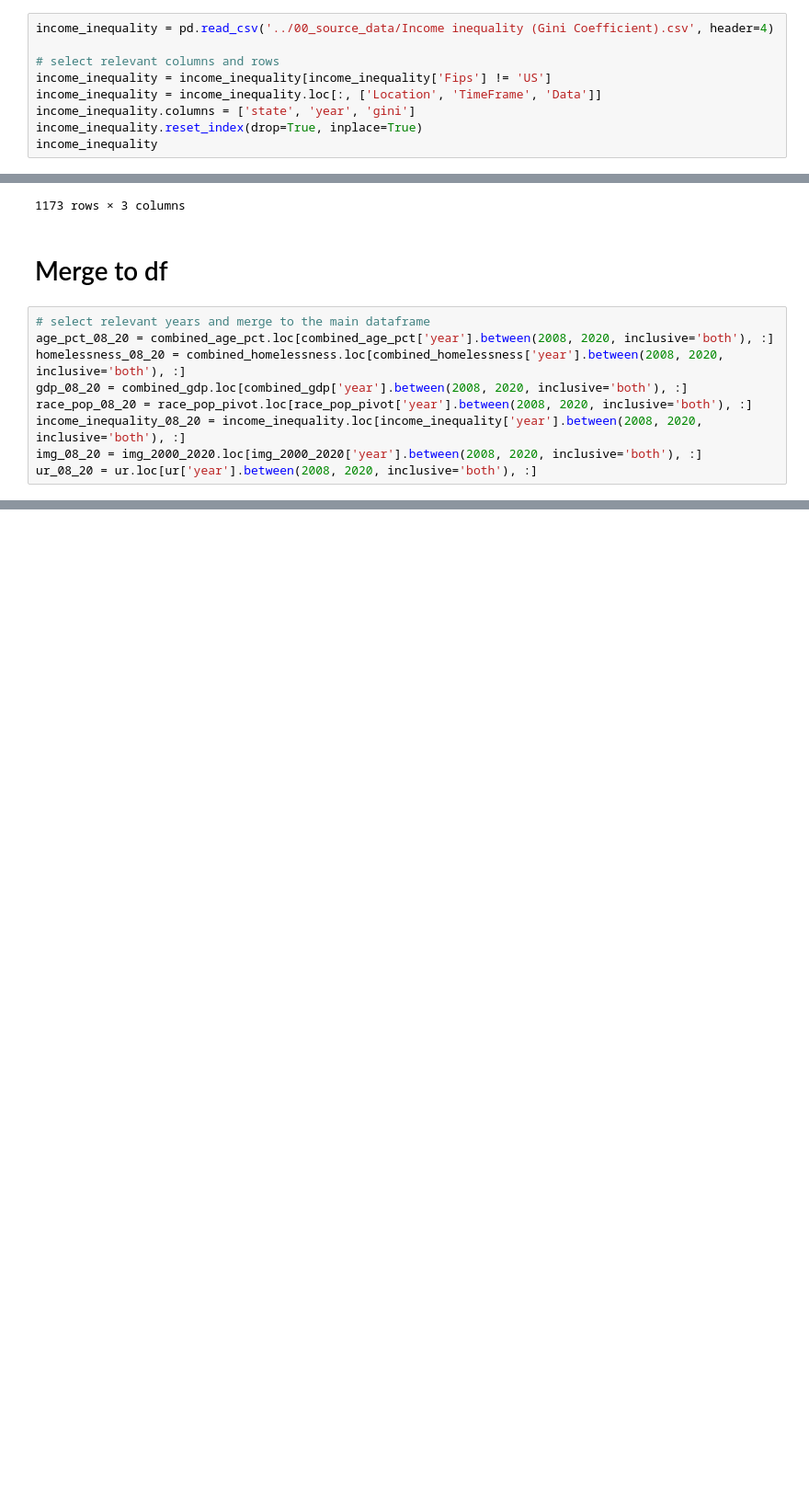
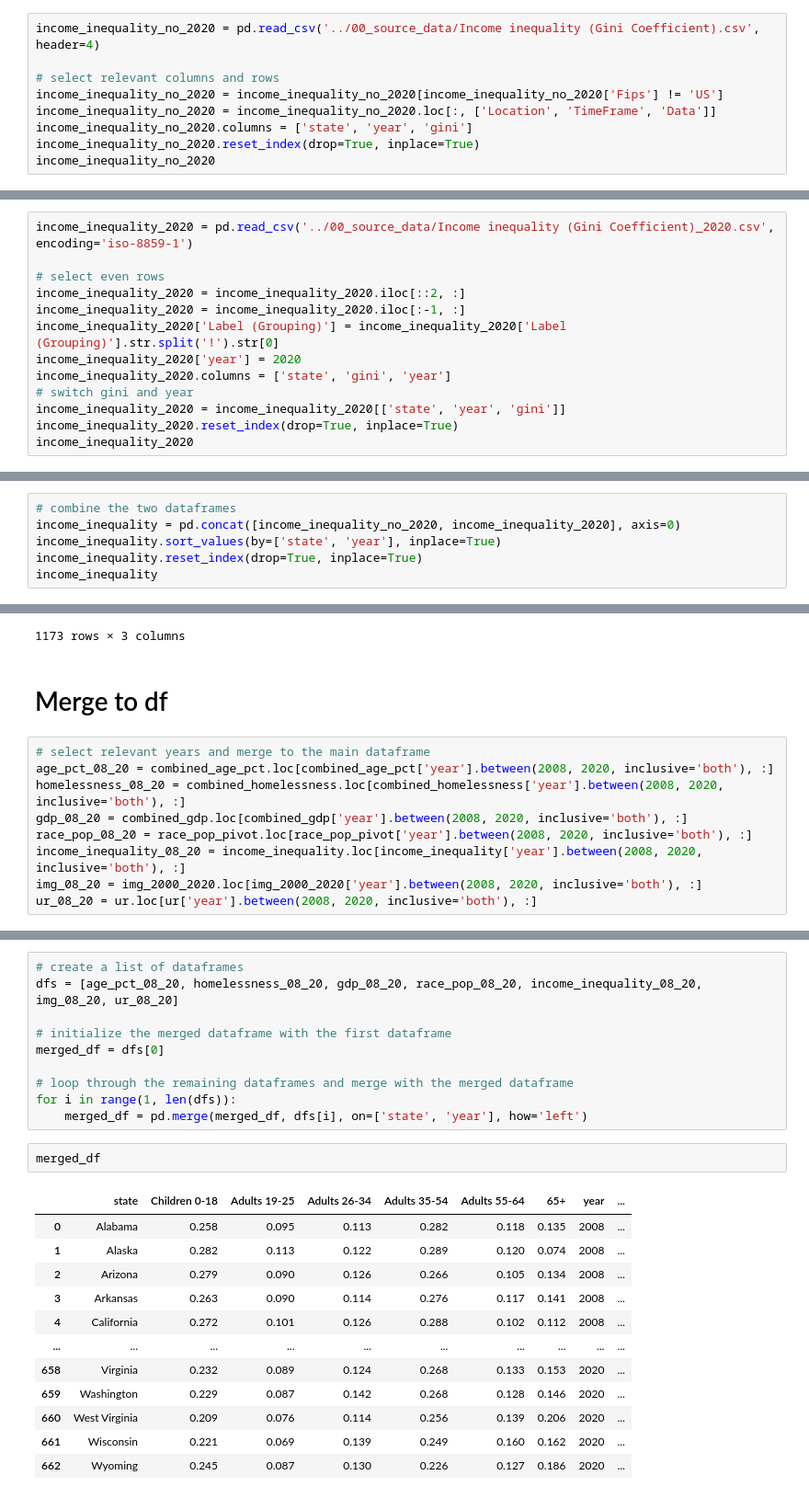
Before and after one commit to MIDS-at-Duke/unifying-data-science-2023-project-ids701_team2, a Jupyter notebook: 10_code/preprocess.ipynb, the cells around one changed output, grey strips where cells are left out. Shown: that part at 92% size. Saved outputs shown, nothing was run; the diff lists cells and outputs as text; blank space fills up the shorter version.

```diff
--- a/10_code/preprocess.ipynb
+++ b/10_code/preprocess.ipynb
@@ -227,12 +229,12 @@ race_pop_pivot
 # %%
-income_inequality = pd.read_csv('../00_source_data/Income inequality (Gini Coefficient).csv', header=4)
+income_inequality_no_2020 = pd.read_csv('../00_source_data/Income inequality (Gini Coefficient).csv', header=4)
 
 # select relevant columns and rows
-income_inequality = income_inequality[income_inequality['Fips'] != 'US']
-income_inequality = income_inequality.loc[:, ['Location', 'TimeFrame', 'Data']]
-income_inequality.columns = ['state', 'year', 'gini']
-income_inequality.reset_index(drop=True, inplace=True)
-income_inequality
+income_inequality_no_2020 = income_inequality_no_2020[income_inequality_no_2020['Fips'] != 'US']
+income_inequality_no_2020 = income_inequality_no_2020.loc[:, ['Location', 'TimeFrame', 'Data']]
+income_inequality_no_2020.columns = ['state', 'year', 'gini']
+income_inequality_no_2020.reset_index(drop=True, inplace=True)
+income_inequality_no_2020
 # %% [output]
 |  | state | year | gini |
 | 0 | Alabama | 2006 | 0.4700 |
@@ -268,0 +252,13 @@ Name: year, dtype: int64
+# %%
+income_inequality_2020 = pd.read_csv('../00_source_data/Income inequality (Gini Coefficient)_2020.csv', encoding='iso-8859-1')
+
+# select even rows
+income_inequality_2020 = income_inequality_2020.iloc[::2, :]
+income_inequality_2020 = income_inequality_2020.iloc[:-1, :]
+income_inequality_2020['Label (Grouping)'] = income_inequality_2020['Label (Grouping)'].str.split('!').str[0]
+income_inequality_2020['year'] = 2020
+income_inequality_2020.columns = ['state', 'gini', 'year']
+# switch gini and year
+income_inequality_2020 = income_inequality_2020[['state', 'year', 'gini']]
+income_inequality_2020.reset_index(drop=True, inplace=True)
+income_inequality_2020
@@ -268,0 +283,6 @@ Name: year, dtype: int64
+# %%
+# combine the two dataframes
+income_inequality = pd.concat([income_inequality_no_2020, income_inequality_2020], axis=0)
+income_inequality.sort_values(by=['state', 'year'], inplace=True)
+income_inequality.reset_index(drop=True, inplace=True)
+income_inequality
@@ -374,0 +393,25 @@ income_inequality_08_20
+# %%
+# create a list of dataframes
+dfs = [age_pct_08_20, homelessness_08_20, gdp_08_20, race_pop_08_20, income_inequality_08_20, img_08_20, ur_08_20]
+
+# initialize the merged dataframe with the first dataframe
+merged_df = dfs[0]
+
+# loop through the remaining dataframes and merge with the merged dataframe
+for i in range(1, len(dfs)):
+    merged_df = pd.merge(merged_df, dfs[i], on=['state', 'year'], how='left')
+# %%
+merged_df
+# %% [output]
+|  | state | Children 0-18 | Adults 19-25 | Adults 26-34 | Adults 35-54 | Adults 55-64 | 65+ | year | ... |
+| 0 | Alabama | 0.258 | 0.095 | 0.113 | 0.282 | 0.118 | 0.135 | 2008 | ... |
+| 1 | Alaska | 0.282 | 0.113 | 0.122 | 0.289 | 0.120 | 0.074 | 2008 | ... |
+| 2 | Arizona | 0.279 | 0.090 | 0.126 | 0.266 | 0.105 | 0.134 | 2008 | ... |
+| 3 | Arkansas | 0.263 | 0.090 | 0.114 | 0.276 | 0.117 | 0.141 | 2008 | ... |
+| 4 | California | 0.272 | 0.101 | 0.126 | 0.288 | 0.102 | 0.112 | 2008 | ... |
+| ... | ... | ... | ... | ... | ... | ... | ... | ... | ... |
+| 658 | Virginia | 0.232 | 0.089 | 0.124 | 0.268 | 0.133 | 0.153 | 2020 | ... |
+| 659 | Washington | 0.229 | 0.087 | 0.142 | 0.268 | 0.128 | 0.146 | 2020 | ... |
+| 660 | West Virginia | 0.209 | 0.076 | 0.114 | 0.256 | 0.139 | 0.206 | 2020 | ... |
+| 661 | Wisconsin | 0.221 | 0.069 | 0.139 | 0.249 | 0.160 | 0.162 | 2020 | ... |
+| 662 | Wyoming | 0.245 | 0.087 | 0.130 | 0.226 | 0.127 | 0.186 | 2020 | ... |
```
Also changed, not shown: parts of 7 cells of this notebook, 1 other file.
